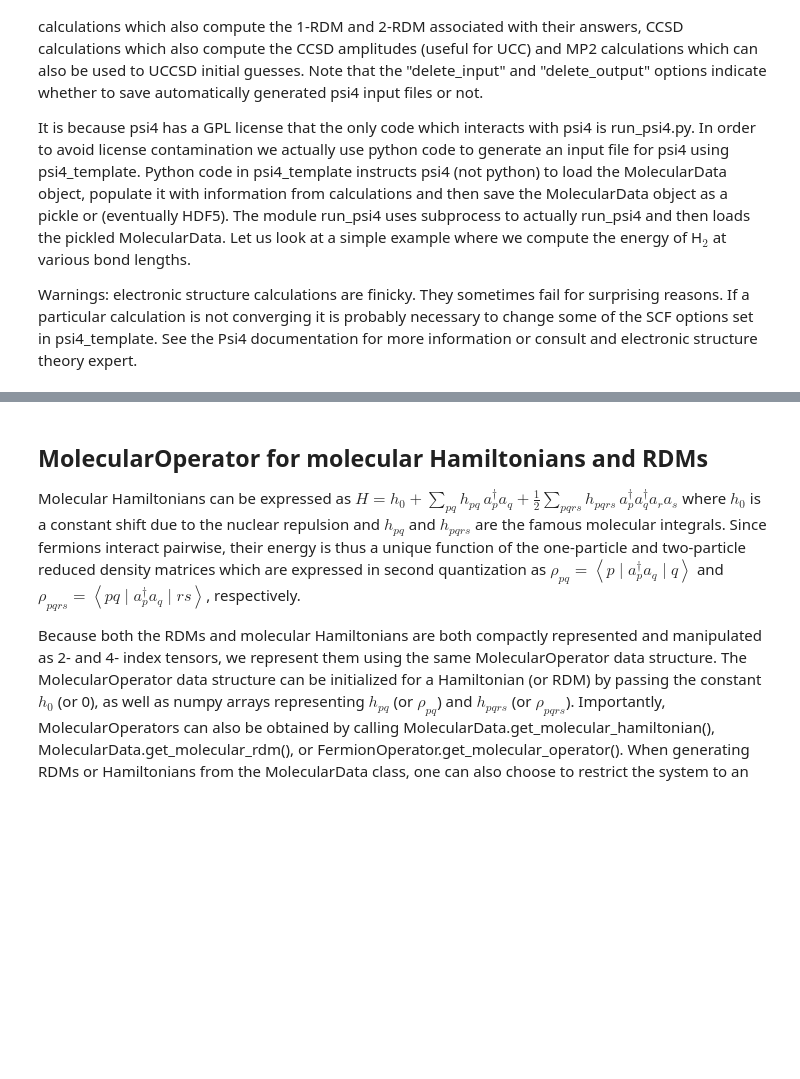
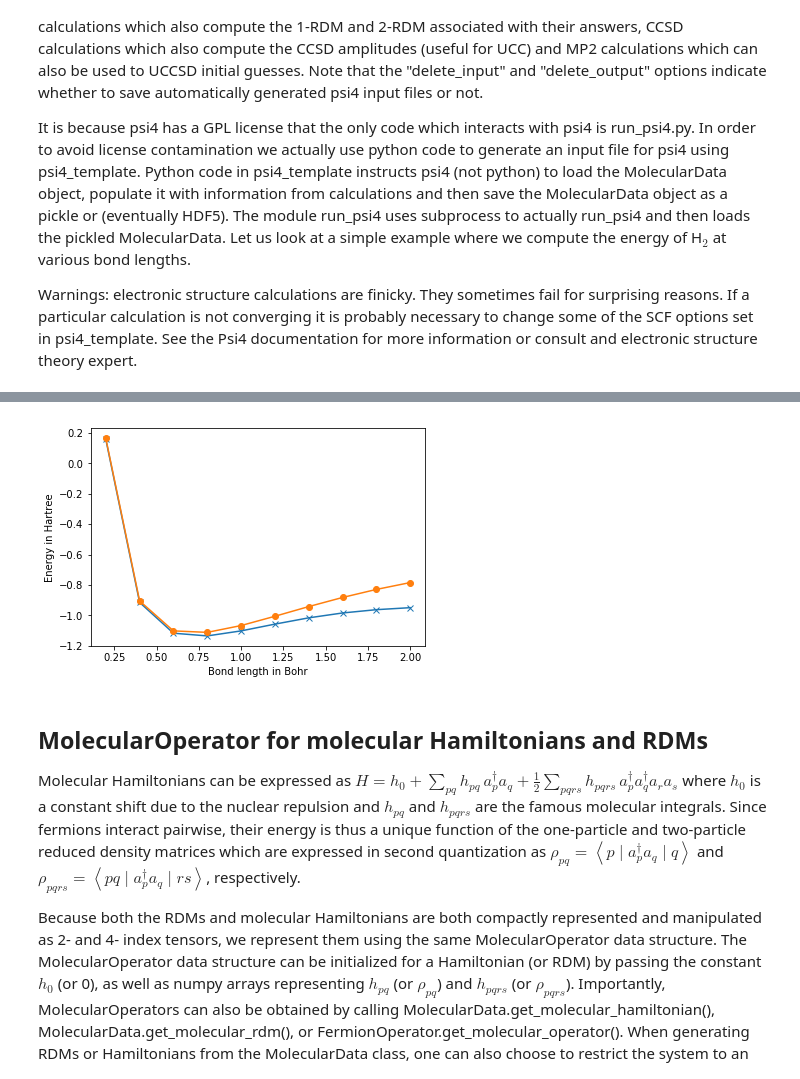
Before and after one commit to babbush/HistoricalFermiLib, a Jupyter notebook: src/demo.ipynb, the cells around one changed output, grey strips where cells are left out. Drawn from its saved outputs; the diff is of its cells as text; code cells hidden in the pictures; blank space fills up the shorter version.

```diff
--- a/src/demo.ipynb
+++ b/src/demo.ipynb
@@ -352,13 +366,17 @@ autosave = False
 description = str(diatomic_bond_length)
 
 # Make molecule and print out a few interesting facts about it.
-molecule = MolecularData(geometry, basis, multiplicity, charge, description, autosave)
-print('Molecule has automatically generated name {}'.format(molecule.name))
-print('Information about this molecule would be saved at:\n{}\n'.format(molecule.data_handle()))
+molecule = MolecularData(geometry, basis, multiplicity,
+                         charge, description, autosave)
+print('Molecule has automatically generated name {}'.format(
+    molecule.name))
+print('Information about this molecule would be saved at:\n{}\n'.format(
+    molecule.data_handle()))
 print('This molecule has {} atoms and {} electrons.'.format(
     molecule.n_atoms, molecule.n_electrons))
 for atom, atomic_number in zip(molecule.atoms, molecule.protons):
-    print('Contains {} atom, which has {} protons.'.format(atom, atomic_number))
+    print('Contains {} atom, which has {} protons.'.format(
+        atom, atomic_number))
 
 # Now let's use chemical_series.py to make a hydrogen ring.
 atom_spacing = 0.7414
@@ -369,7 +387,8 @@ print('\nAbout to make some hydrogen rings.')
 for n_atoms in range(4, 20, 2):
     hydrogen_ring = make_atomic_ring(
         n_atoms, atom_spacing, basis, atom_type, autosave=autosave)
-    print('Molecule has automatically generated name {}'.format(hydrogen_ring.name))
+    print('Molecule has automatically generated name {}'.format(
+        hydrogen_ring.name))
     print('This molecule has {} atoms and {} electrons.'.format(
         hydrogen_ring.n_atoms, hydrogen_ring.n_electrons))
 
@@ -414,8 +433,8 @@ from run_psi4 import run_psi4
 # Set molecule parameters.
 basis = 'sto-3g'
 multiplicity = 1
-bond_length_interval = 0.5
-n_points = 5
+bond_length_interval = 0.2
+n_points = 10
 
 # Set calculation parameters.
 run_scf = 1
@@ -427,11 +446,16 @@ delete_input = True
 delete_output = True
 
 # Generate molecule at different bond lengths.
+hf_energies = []
+fci_energies = []
+bond_lengths = []
 for point in range(1, n_points + 1):
     bond_length = bond_length_interval * float(point)
+    bond_lengths += [bond_length]
     geometry = [('H', (0., 0., 0.)), ('H', (0., 0., bond_length))]
     molecule = MolecularData(
-        geometry, basis, multiplicity, autosave=False, description=str(bond_length))
+        geometry, basis, multiplicity,
+        autosave=False, description=str(bond_length))
 
     # Run Psi4.
     molecule = run_psi4(molecule,
@@ -442,11 +466,27 @@ for point in range(1, n_points + 1):
                         run_fci=run_fci)
 
     # Print out some results of calculation.
-    print('\nAt bond length of {} Bohr, molecular hydrogen has:'.format(bond_length))
+    print('\nAt bond length of {} Bohr, molecular hydrogen has:'.format(
+        bond_length))
     print('Hartree-Fock energy of {} Hartree.'.format(molecule.hf_energy))
     print('MP2 energy of {} Hartree.'.format(molecule.mp2_energy))
     print('FCI energy of {} Hartree.'.format(molecule.fci_energy))
-    print('Nuclear repulsion energy between protons is {} Hartree.'.format(molecule.nuclear_repulsion))
+    print('Nuclear repulsion energy between protons is {} Hartree.'.format(
+        molecule.nuclear_repulsion))
     for orbital in range(molecule.n_orbitals):
-        print('Spatial orbital {} has energy of {} Hartree.'.format(orbital, molecule.orbital_energies[orbital]))
+        print('Spatial orbital {} has energy of {} Hartree.'.format(
+            orbital, molecule.orbital_energies[orbital]))
+    hf_energies += [molecule.hf_energy]
+    fci_energies += [molecule.fci_energy]
+
+# Plot.
+import matplotlib.pyplot as plt
+%matplotlib inline
+
+plt.figure(0)
+plt.plot(bond_lengths, fci_energies, 'x-')
+plt.plot(bond_lengths, hf_energies, 'o-')
+plt.ylabel('Energy in Hartree')
+plt.xlabel('Bond length in Bohr')
+plt.show()
 # %% [output]
@@ -470,3 +510,4 @@ Spatial orbital 1 has energy of 0.0499524228976 Hartree.
+[figure, added]
 # %% [markdown]
 ## MolecularOperator for molecular Hamiltonians and RDMs
 
```
Also changed, not shown: parts of 7 cells of this notebook, 18 other files.
